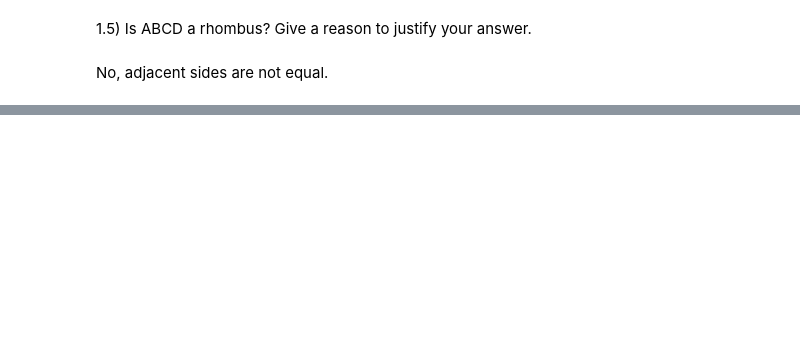
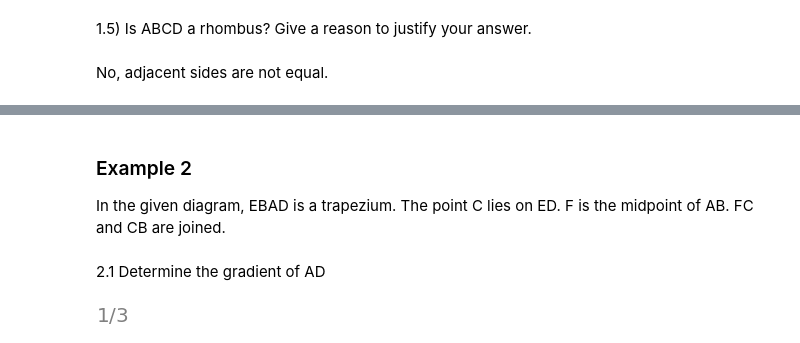
Before and after one commit to aaronrocha/Geometry_Jupyter_notebooks, a Jupyter notebook: ProvingQuadrilaterals.ipynb, the cells around one changed output, grey strips where cells are left out. Drawn from its saved outputs; the diff is of its cells as text; code cells hidden in the pictures; blank space fills up the shorter version.

```diff
--- a/ProvingQuadrilaterals.ipynb
+++ b/ProvingQuadrilaterals.ipynb
@@ -117,0 +126,4 @@ A.distance(D) == C.distance(D)
+# %% [markdown]
+### Example 2
+
+In the given diagram, EBAD is a trapezium.  The point C lies on ED. F is the midpoint of AB. FC and CB are joined.
@@ -117,0 +132,8 @@ A.distance(D) == C.distance(D)
+# %%
+A, B, C, D = Point(7,2), Point(5,8), Point(-1, 6), Point(1, 0)
+# %% [markdown]
+2.1  Determine the gradient of AD
+# %%
+AD_gradient = (A.y - D.y) / (A.x - D.x);AD_gradient
+# %% [output]
+[figure, added]
```
Also changed, not shown: parts of 54 cells of this notebook.
